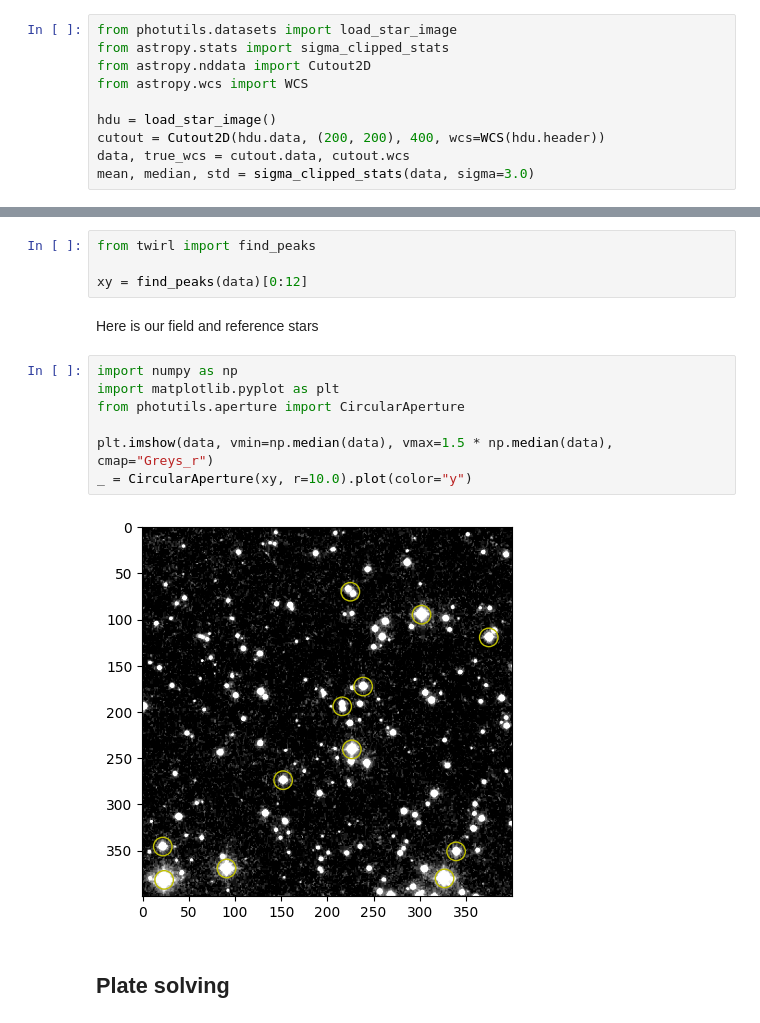
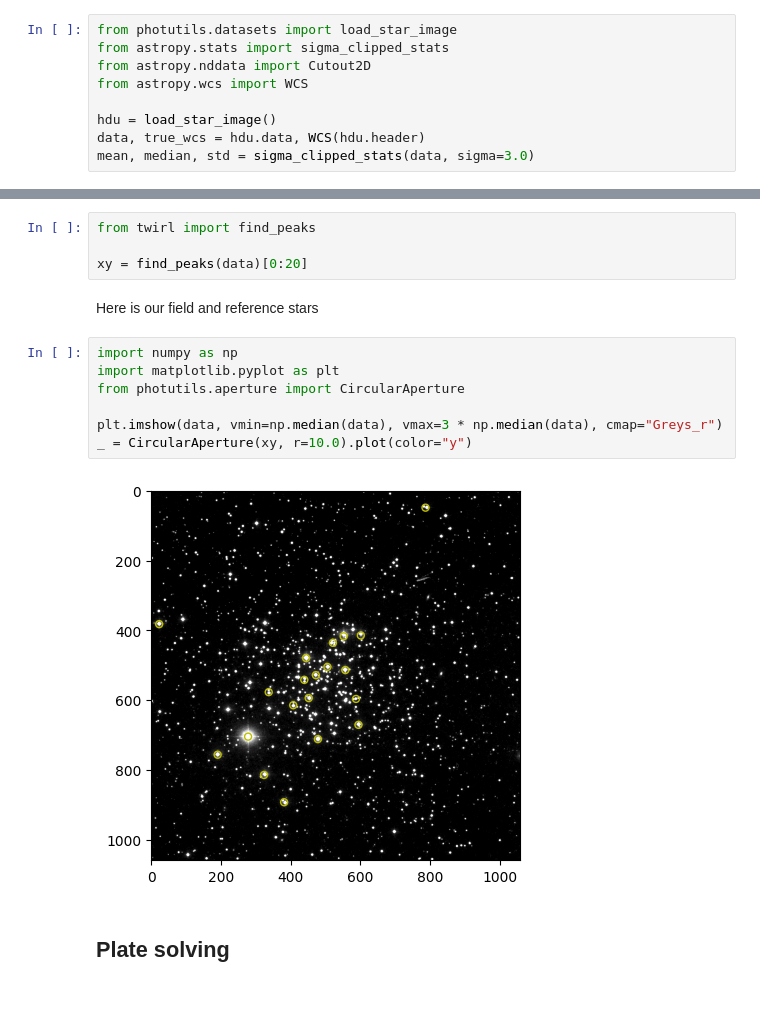
Before and after one commit to lgrcia/twirl, a Jupyter notebook: docs/ipynb/wcs.ipynb, the cells around one changed output, grey strips where cells are left out. Cells and saved outputs as stored; diff of their text form.

```diff
--- a/docs/ipynb/wcs.ipynb
+++ b/docs/ipynb/wcs.ipynb
@@ -21,8 +21,7 @@ from astropy.nddata import Cutout2D
 from astropy.wcs import WCS
 
 hdu = load_star_image()
-cutout = Cutout2D(hdu.data, (200, 200), 400, wcs=WCS(hdu.header))
-data, true_wcs = cutout.data, cutout.wcs
+data, true_wcs = hdu.data, WCS(hdu.header)
 mean, median, std = sigma_clipped_stats(data, sigma=3.0)
 # %% [output]
 WARNING: FITSFixedWarning: 'datfix' made the change 'Set MJD-OBS to 33979.000000 from DATE-OBS.
@@ -32,18 +31,18 @@ And we detect the 12 brighest sources in the image, that will be compared to cat
 # %%
 from twirl import find_peaks
 
-xy = find_peaks(data)[0:12]
+xy = find_peaks(data)[0:20]
 # %% [markdown]
 Here is our field and reference stars
 # %%
 import numpy as np
 import matplotlib.pyplot as plt
 from photutils.aperture import CircularAperture
 
-plt.imshow(data, vmin=np.median(data), vmax=1.5 * np.median(data), cmap="Greys_r")
+plt.imshow(data, vmin=np.median(data), vmax=3 * np.median(data), cmap="Greys_r")
 _ = CircularAperture(xy, r=10.0).plot(color="y")
 # %% [output]
-[figure, old version]
+[figure, new version]
 # %% [markdown]
 ## Plate solving
 # %% [markdown]
```
Also changed, not shown: parts of 7 cells of this notebook, 1 other file.
